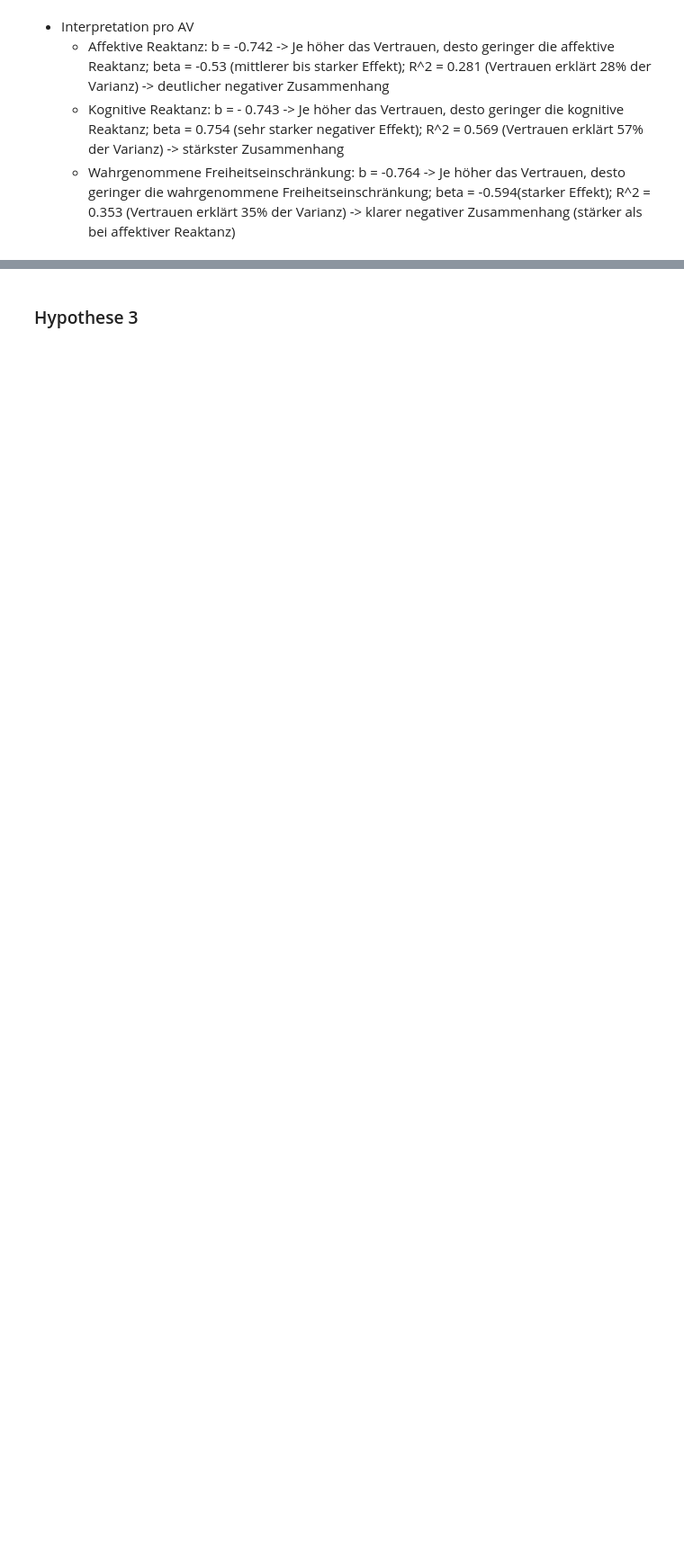
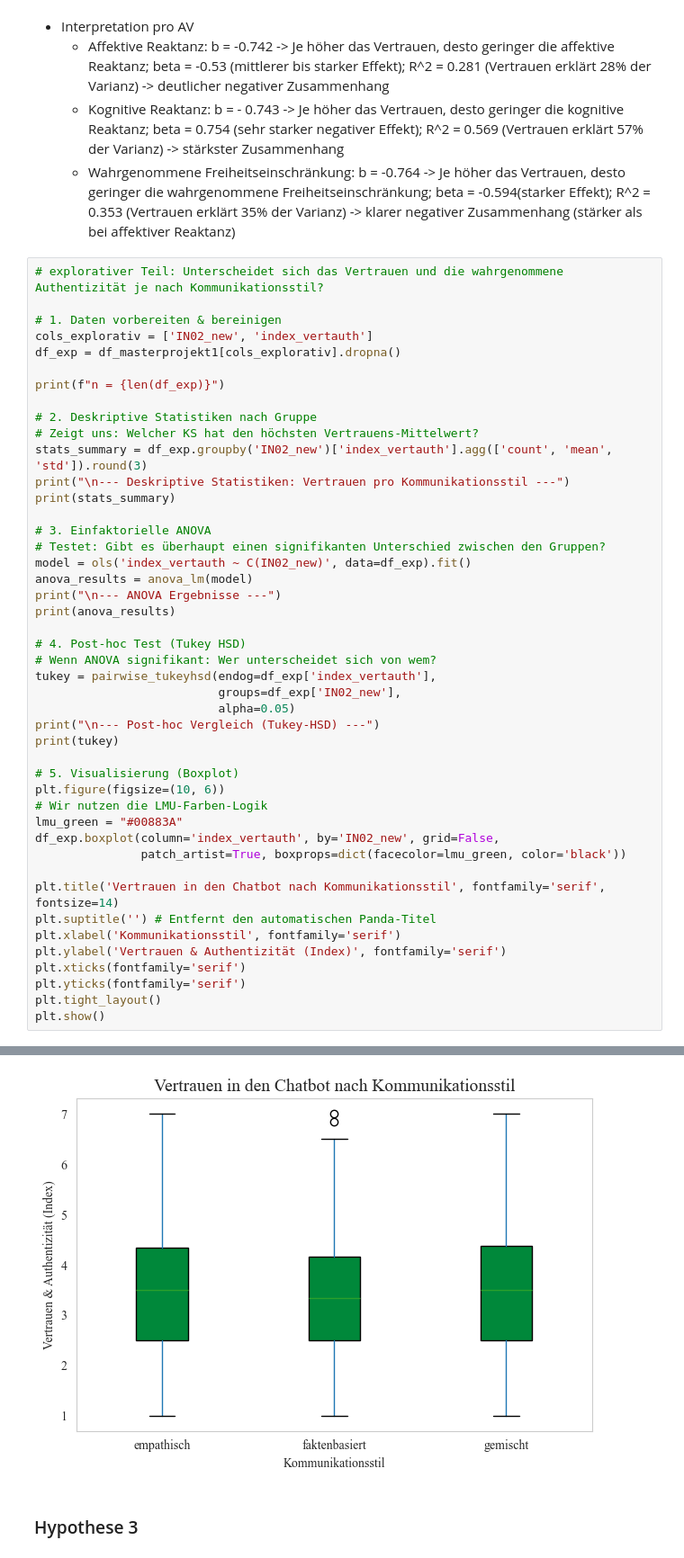
Before and after one commit to lara-polat/KI_Demokratie, a Jupyter notebook: analysis2.ipynb, the cells around one changed output, grey strips where cells are left out. Shown at 90% size. Cells and saved outputs as stored; diff of their text form; blank space fills up the shorter version.

```diff
--- a/analysis2.ipynb
+++ b/analysis2.ipynb
@@ -1528,3 +1456,49 @@ Interpretation: Pro Einheit mehr Vertrauen sinkt/steigt Wahrgenommene Freiheitse
     - Affektive Reaktanz: b = -0.742 -> Je höher das Vertrauen, desto geringer die affektive Reaktanz; beta = -0.53 (mittlerer bis starker Effekt); R^2 = 0.281 (Vertrauen erklärt 28% der Varianz) -> deutlicher negativer Zusammenhang
     - Kognitive Reaktanz: b = - 0.743 -> Je höher das Vertrauen, desto geringer die kognitive Reaktanz; beta = 0.754 (sehr starker negativer Effekt); R^2 = 0.569 (Vertrauen erklärt 57% der Varianz) -> stärkster Zusammenhang
     - Wahrgenommene Freiheitseinschränkung: b = -0.764 -> Je höher das Vertrauen, desto geringer die wahrgenommene Freiheitseinschränkung; beta = -0.594(starker Effekt); R^2 = 0.353 (Vertrauen erklärt 35% der Varianz) -> klarer negativer Zusammenhang (stärker als bei affektiver Reaktanz)
+# %%
+# explorativer Teil: Unterscheidet sich das Vertrauen und die wahrgenommene Authentizität je nach Kommunikationsstil?
+
+# 1. Daten vorbereiten & bereinigen
+cols_explorativ = ['IN02_new', 'index_vertauth']
+df_exp = df_masterprojekt1[cols_explorativ].dropna()
+
+print(f"n = {len(df_exp)}")
+
+# 2. Deskriptive Statistiken nach Gruppe
+# Zeigt uns: Welcher KS hat den höchsten Vertrauens-Mittelwert?
+stats_summary = df_exp.groupby('IN02_new')['index_vertauth'].agg(['count', 'mean', 'std']).round(3)
+print("\n--- Deskriptive Statistiken: Vertrauen pro Kommunikationsstil ---")
+print(stats_summary)
+
+# 3. Einfaktorielle ANOVA
+# Testet: Gibt es überhaupt einen signifikanten Unterschied zwischen den Gruppen?
+model = ols('index_vertauth ~ C(IN02_new)', data=df_exp).fit()
+anova_results = anova_lm(model)
+print("\n--- ANOVA Ergebnisse ---")
+print(anova_results)
+
+# 4. Post-hoc Test (Tukey HSD)
+# Wenn ANOVA signifikant: Wer unterscheidet sich von wem?
+tukey = pairwise_tukeyhsd(endog=df_exp['index_vertauth'],
+                          groups=df_exp['IN02_new'],
+                          alpha=0.05)
+print("\n--- Post-hoc Vergleich (Tukey-HSD) ---")
+print(tukey)
+
+# 5. Visualisierung (Boxplot)
+plt.figure(figsize=(10, 6))
+# Wir nutzen die LMU-Farben-Logik
+lmu_green = "#00883A"
+df_exp.boxplot(column='index_vertauth', by='IN02_new', grid=False,
+               patch_artist=True, boxprops=dict(facecolor=lmu_green, color='black'))
+
+plt.title('Vertrauen in den Chatbot nach Kommunikationsstil', fontfamily='serif', fontsize=14)
+plt.suptitle('') # Entfernt den automatischen Panda-Titel
+plt.xlabel('Kommunikationsstil', fontfamily='serif')
+plt.ylabel('Vertrauen & Authentizität (Index)', fontfamily='serif')
+plt.xticks(fontfamily='serif')
+plt.yticks(fontfamily='serif')
+plt.tight_layout()
+plt.show()
+# %% [output]
@@ -1531,2 +1523,3 @@ Interpretation: Pro Einheit mehr Vertrauen sinkt/steigt Wahrgenommene Freiheitse
+[figure, added]
 # %% [markdown]
 ### Hypothese 3
```
Also changed, not shown: parts of 23 cells of this notebook, 1 other file.
